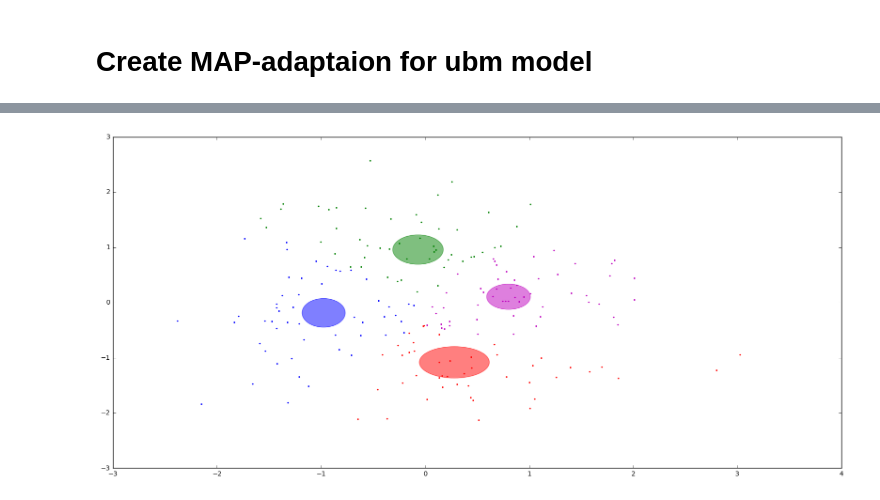
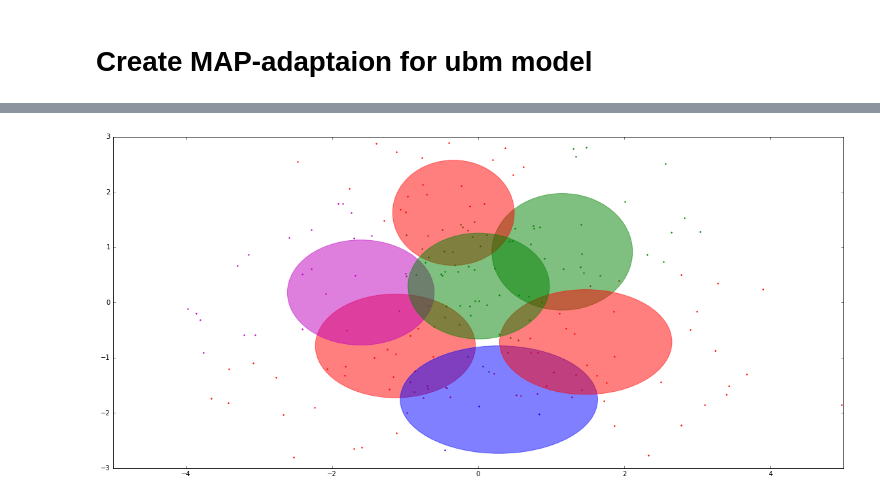
Before and after one commit to anotherotherme/voice_spoofing, a Jupyter notebook: GMM_UBM_approach/UBM learning.ipynb, the cells around one changed output, grey strips where cells are left out. Drawn from its saved outputs; the diff is of its cells as text; code cells hidden in the pictures.

```diff
--- a/GMM_UBM_approach/UBM learning.ipynb
+++ b/GMM_UBM_approach/UBM learning.ipynb
@@ -12,14 +12,18 @@ from scipy import linalg
 # %% [markdown]
 # Create dataset`s
 # %%
-v = 2
+###################
+# First dataset
+###################
+
+v = 7
 middle_f = (0,0)
 cov_matrix_f = np.array(([v / 2, 0 ], [0, v/2]))
 
 firstSet =  np.random.multivariate_normal(middle_f, cov_matrix_f, 500)
 firstSetTest =  np.random.multivariate_normal(middle_f, cov_matrix_f, 200)
 
-
+##############################################################
 middle_s = (v, v)
 cov_matrix_s = np.array(([3*v, 0 ], [0, 3*v]))
 
@@ -204,6 +162,6 @@ GMM(covariance_type='spherical', init_params='wmc', min_covar=0.001,
 # %%
-def plotGMM(mixture, data):
-    Y_ = mixture.predict(data)
+def plotGMM(mixture, data, Y_):
+
     color_iter = itertools.cycle(['r', 'g', 'm', 'b', 'r'])
     plt.figure(figsize=(20,20))
     splot = plt.subplot(2, 1, 1)
@@ -225,6 +183,6 @@ def plotGMM(mixture, data):
         ell.set_clip_box(splot.bbox)
         ell.set_alpha(0.5)
         splot.add_artist(ell)
-        #plt.xlim(-2, 1)
-        #plt.ylim(-2, 2)
+        plt.xlim(-5, 5)
+        plt.ylim(-3, 3)
     plt.show()
@@ -234,0 +189,3 @@ plotGMM(g2, firstSetTest)
+# %%
+g2 = GMM(n_components=7, covariance_type='diag',init_params='wmc', n_iter=1)
+g2.fit(firstSet)
@@ -234,0 +196,3 @@ plotGMM(g2, firstSetTest)
+# %%
+z = g2.predict(firstSetTest)
+plotGMM(g2, firstSetTest,z)
@@ -235,5 +201,5 @@ plotGMM(g2, firstSetTest)
 # %%
-re = computeUBM(g2, firstSet)
-plotGMM(re, firstSetTest)
+re = computeUBM(g2, firstSetTest)
+plotGMM(re, firstSetTest, z)
 # %% [output]
-[figure, old version]
+[figure, new version]
```
Also changed, not shown: parts of 15 cells of this notebook.
